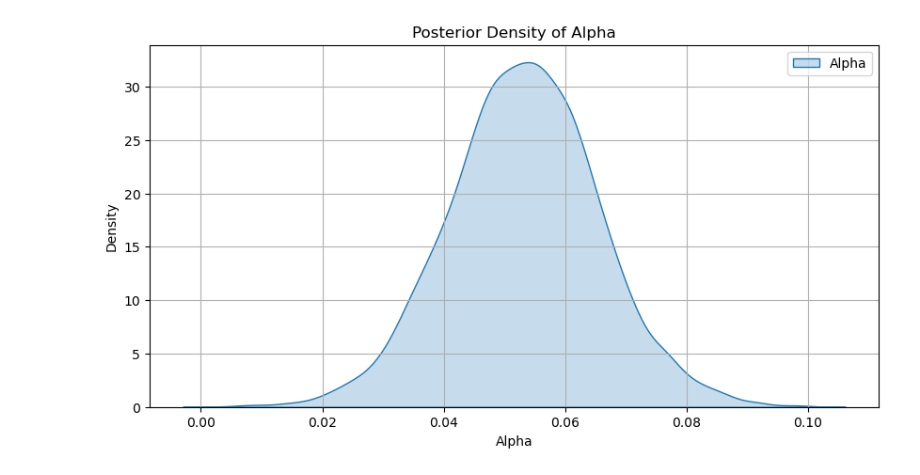
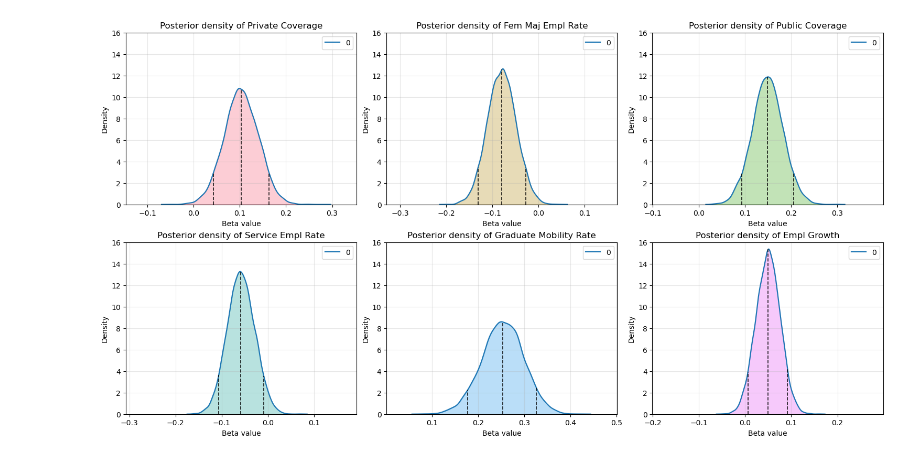
Before and after one commit to leonardotisato/Bayesian-Statistics-Project, a Jupyter notebook: sandbox/mixture_model/analysis.ipynb, the cells around one changed output. Cells and saved outputs as stored; diff of their text form; code cells hidden in the pictures.

```diff
--- a/sandbox/mixture_model/analysis.ipynb
+++ b/sandbox/mixture_model/analysis.ipynb
@@ -170,10 +193,21 @@ model {
 # %%
 with open("final_model_nomix.stan", "w") as f:
     f.write(model)
+# %%
+# save labels from file
+with open("labels.txt", "r") as f:
+    cluster_labels = [int(line.strip()) for line in f.readlines()]
+# %%
+df["cluster"] = cluster_labels
+C = len(set(cluster_labels))
 # %%
-data = {
+data_m = {
     "N": int(N),
     "P": int(P),
+    "C": C,
+    "cluster": df["cluster"].astype(int),
+    "std_y": float(std_y),
+    "median_y": float(median_y),
     "y_star": y_star.astype(float),
     "X_star": X_star.astype(float),
     "W": W,
@@ -186,10 +220,10 @@ model_exe = CmdStanModel(stan_file="final_model_nomix.stan")
 # %%
-fit = model_exe.sample(
-    data=data,
+fit_l = model_exe.sample(
+    data=data_m,
     chains=4,
     iter_warmup=2000,
     iter_sampling=2000,
     adapt_delta=0.99,
-    max_treedepth=15
+    max_treedepth=15,
 )
 # %% [output]
@@ -302,30 +406,56 @@ plt.tight_layout()
 # %%
 import seaborn as sns
 import matplotlib.pyplot as plt
+import numpy as np
 
-# Extract posterior samples for alpha and betas
-posterior_alpha = fit.stan_variable('alpha')
-posterior_betas = fit.stan_variable('beta')
+posterior_betas = fit_l.stan_variable("beta")  # (draws, 6)
+num_betas = posterior_betas.shape[1]
 
-# Plot KDE for alpha
-plt.figure(figsize=(10, 5))
-sns.kdeplot(posterior_alpha, fill=True, label='Alpha')
-plt.title('Posterior Density of Alpha')
-plt.xlabel('Alpha')
-plt.ylabel('Density')
-plt.legend()
-plt.grid(True)
+fig, axes = plt.subplots(2, 3, figsize=(15, 8), constrained_layout=True)
+axes = axes.ravel()
+
+colors = sns.color_palette("husl", n_colors=num_betas)
+
+YMAX = 16
+XWIDTH = 0.5  # fixed x-span (xmax - xmin)
+
+for i in range(num_betas):
+    ax = axes[i]
+    samples = posterior_betas[:, i]
+
+    # Draw KDE line (reliable access to x/y)
+    sns.kdeplot(samples, ax=ax, color=colors[i], linewidth=1.6, fill=False)
+    kde_line = ax.lines[-1]
+    xs = kde_line.get_xdata()
+    ys = kde_line.get_ydata()
+
+    # Fill under the curve
+    ax.fill_between(xs, 0, ys, alpha=0.35, color=colors[i])
+
+    ax.set_title(f"Posterior density of " + selected_covariates[i].replace("_", " ").title())
+    ax.set_xlabel("Beta value")
+    ax.set_ylabel("Density")
+    ax.grid(True, alpha=0.3)
+
+    # Fixed y-axis for comparability
+    ax.set_ylim(0, YMAX)
+
+    # Quantiles + lines that reach the KDE curve
+    qs = np.percentile(samples, [5, 50, 95])
+    y_at_q = np.interp(qs, xs, ys)
+    ax.vlines(qs, ymin=0, ymax=y_at_q, colors="black",
+              linestyles="--", linewidth=1.2, alpha=0.9)
+
+    # Fixed x-axis width (0.5), centered on midpoint of [q5, q95]
+    center = 0.5 * (qs[0] + qs[2])
+    ax.set_xlim(center - XWIDTH / 2, center + XWIDTH / 2)
+
+# (safe) turn off any unused axes
+for j in range(num_betas, len(axes)):
+    axes[j].axis("off")
+
+fig.savefig("posterior_betas_kde_3x2.png", dpi=300, bbox_inches="tight")
+fig.savefig("posterior_betas_kde_3x2.pdf", bbox_inches="tight")
 plt.show()
-
-# Plot KDE for each beta in separate diagrams
-for i in range(posterior_betas.shape[1]):
-    plt.figure(figsize=(10, 5))
-    sns.kdeplot(posterior_betas[:, i], fill=True, label=f'Beta {i+1}')
-    plt.title(f'Posterior Density of Beta {i+1}')
-    plt.xlabel('Beta Values')
-    plt.ylabel('Density')
-    plt.legend()
-    plt.grid(True)
-    plt.show()
 # %% [output]
-[figure, old version]
+[figure, new version]
```
Also changed, not shown: parts of 16 cells of this notebook, 9 other files.
